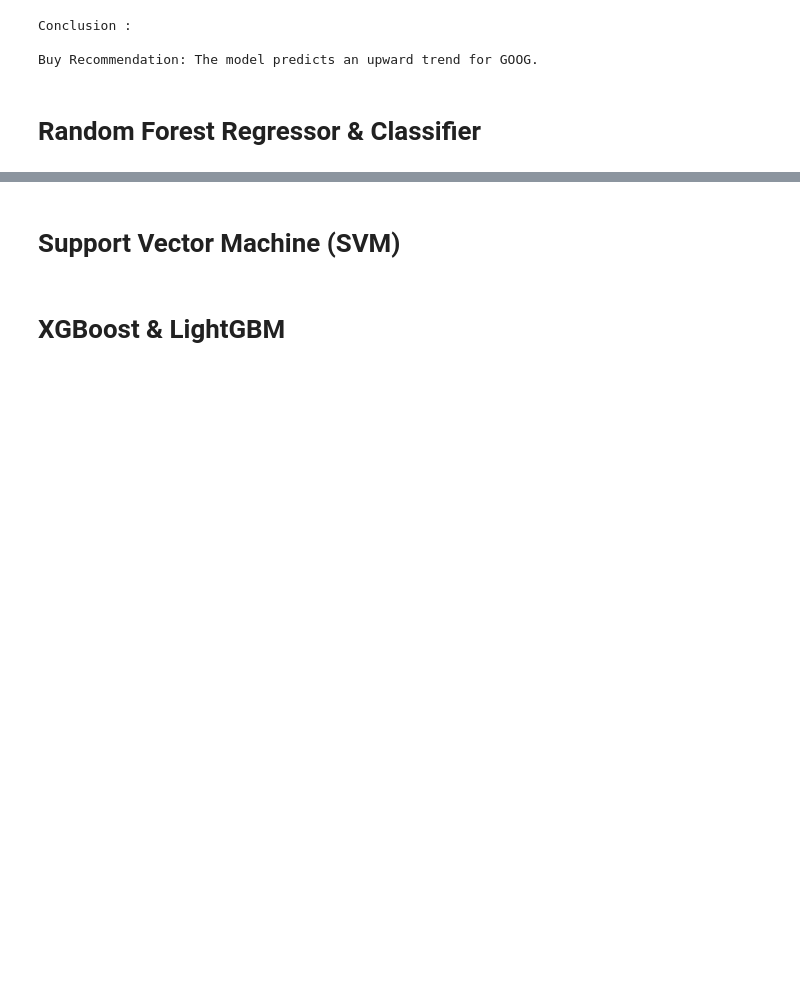
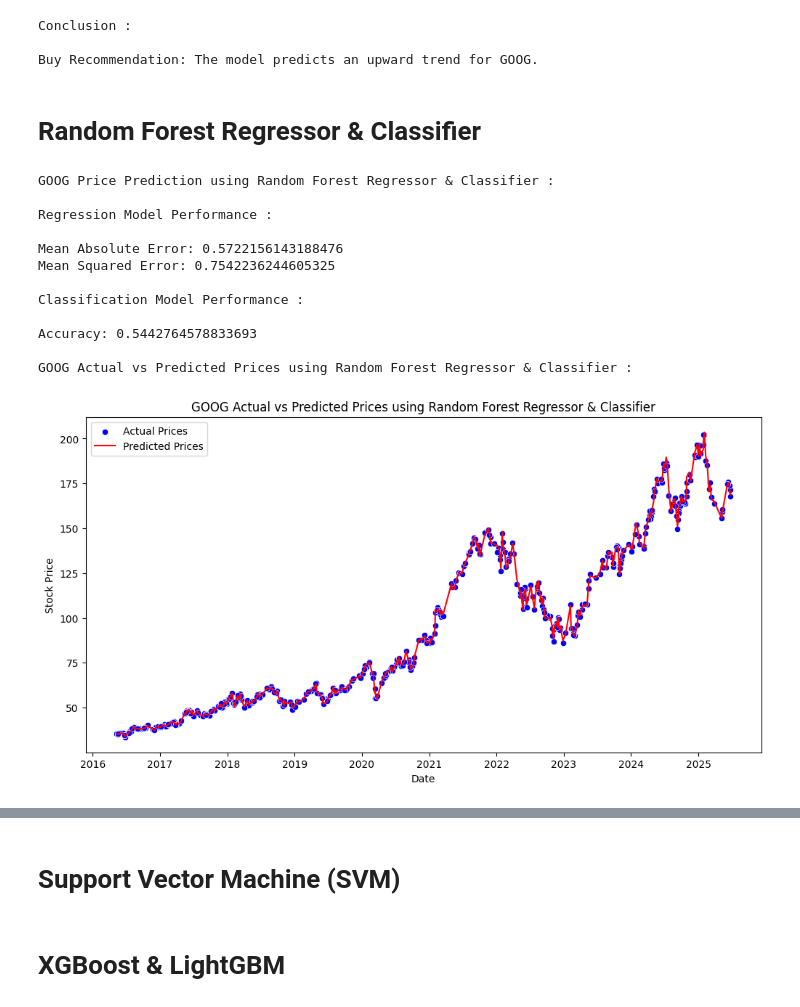
Before and after one commit to Hello-Kitty-1311/Stock-Analysis-V1, a Jupyter notebook: code.ipynb, the cells around one changed output, grey strips where cells are left out. Drawn from its saved outputs; the diff is of its cells as text; code cells hidden in the pictures; blank space fills up the shorter version.

Commit message:
Random Forest Regressor & Classifier

```diff
--- a/code.ipynb
+++ b/code.ipynb
@@ -433,0 +432,78 @@ Buy Recommendation: The model predicts an upward trend for GOOG.
+# %%
+# Fetch historical stock data
+def fetch_stock_data(stock_ticker):
+    ticker = yf.Ticker(stock_ticker)
+    history = ticker.history(period="10y")
+    return history
+
+# Get stock ticker from user
+history = fetch_stock_data(stock_ticker)
+
+# Prepare data for prediction
+history['Returns'] = history['Close'].pct_change()
+history['SMA_50'] = history['Close'].rolling(window=50).mean()
+history['SMA_200'] = history['Close'].rolling(window=200).mean()
+history.dropna(inplace=True)
+
+# Feature selection and target variable
+features = ['SMA_50', 'SMA_200', 'Open', 'High', 'Low', 'Volume']
+X = history[features]
+y_reg = history['Close']  # For regression
+y_clf = (history['Returns'] > 0).astype(int)  # Classification: 1 if return > 0 else 0
+
+# Split data
+X_train, X_test, y_train_reg, y_test_reg = train_test_split(X, y_reg, test_size=0.2, random_state=42)
+X_train_clf, X_test_clf, y_train_clf, y_test_clf = train_test_split(X, y_clf, test_size=0.2, random_state=42)
+
+# Train Random Forest Regressor
+regressor = RandomForestRegressor(n_estimators=100, random_state=42)
+regressor.fit(X_train, y_train_reg)
+y_pred_reg = regressor.predict(X_test)
+
+# Train Random Forest Classifier
+classifier = RandomForestClassifier(n_estimators=100, random_state=42)
+classifier.fit(X_train_clf, y_train_clf)
+y_pred_clf = classifier.predict(X_test_clf)
+
+# Performance evaluation
+print(f"\n{stock_ticker} Price Prediction using Random Forest Regressor & Classifier :")
+print("\nRegression Model Performance :\n")
+print(f"Mean Absolute Error: {mean_absolute_error(y_test_reg, y_pred_reg)}")
+print(f"Mean Squared Error: {mean_squared_error(y_test_reg, y_pred_reg)}")
+
+print("\nClassification Model Performance :\n")
+print(f"Accuracy: {accuracy_score(y_test_clf, y_pred_clf)}\n")
+
+print(f"{stock_ticker} Actual vs Predicted Prices using Random Forest Regressor & Classifier :\n")
+# Improved graph with scatter plot and trend lines
+plt.figure(figsize=(12,6))
+sns.scatterplot(x=y_test_reg.index, y=y_test_reg, label='Actual Prices', color='blue')
+sns.lineplot(x=y_test_reg.index, y=y_pred_reg, label='Predicted Prices', color='red')
+plt.title(f"{stock_ticker} Actual vs Predicted Prices using Random Forest Regressor & Classifier")
+plt.xlabel("Date")
+plt.ylabel("Stock Price")
+plt.legend()
+plt.show()
+
+# Conclusion
+print("\nConclusion :\n")
+if y_pred_clf[-1] == 1:
+    print(f"Buy Signal: {stock_ticker} is predicted to go up.\n")
+    random_forest = "Buy"
+else:
+    print(f"Sell Signal: {stock_ticker} is predicted to go down.\n")
+    random_forest = "Sell"
+# %% [output]
+GOOG Price Prediction using Random Forest Regressor & Classifier :
+
+Regression Model Performance :
+
+Mean Absolute Error: 0.5722156143188476
+Mean Squared Error: 0.7542236244605325
+
+Classification Model Performance :
+
+Accuracy: 0.5442764578833693
+
+GOOG Actual vs Predicted Prices using Random Forest Regressor & Classifier :
+[figure, added]
```
Also changed, not shown: parts of 2 cells of this notebook.
